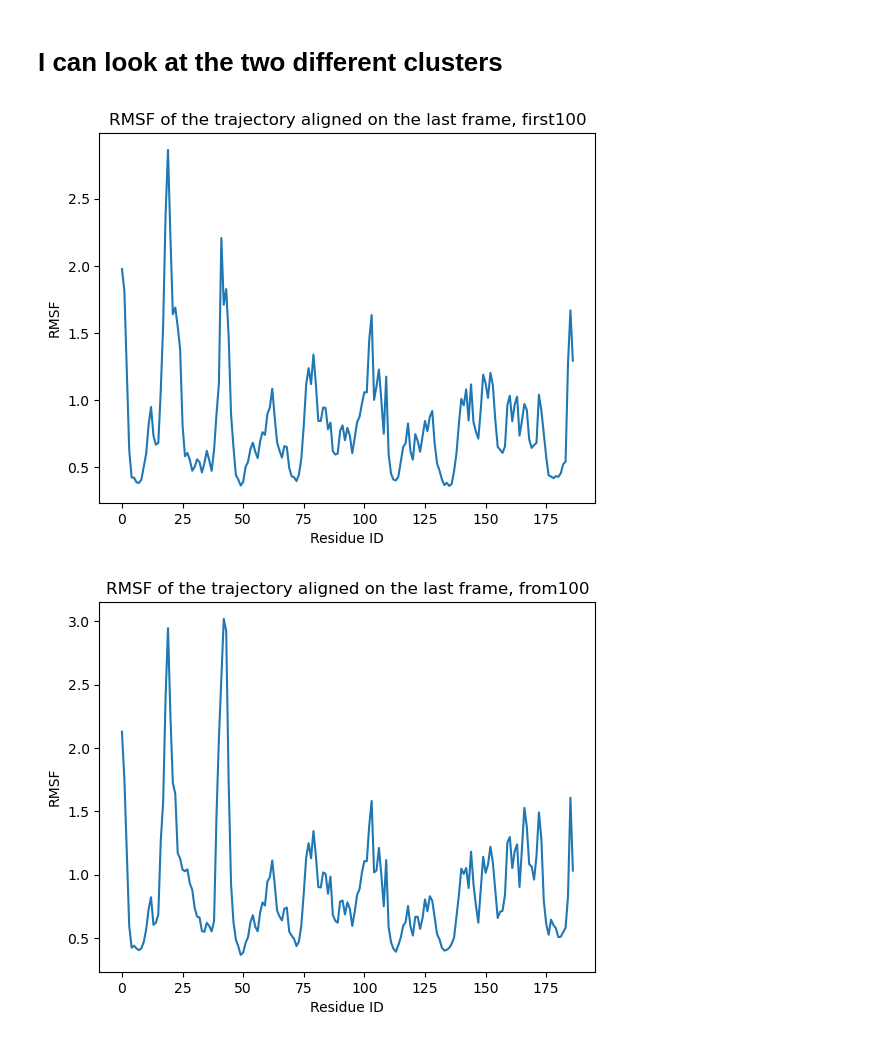
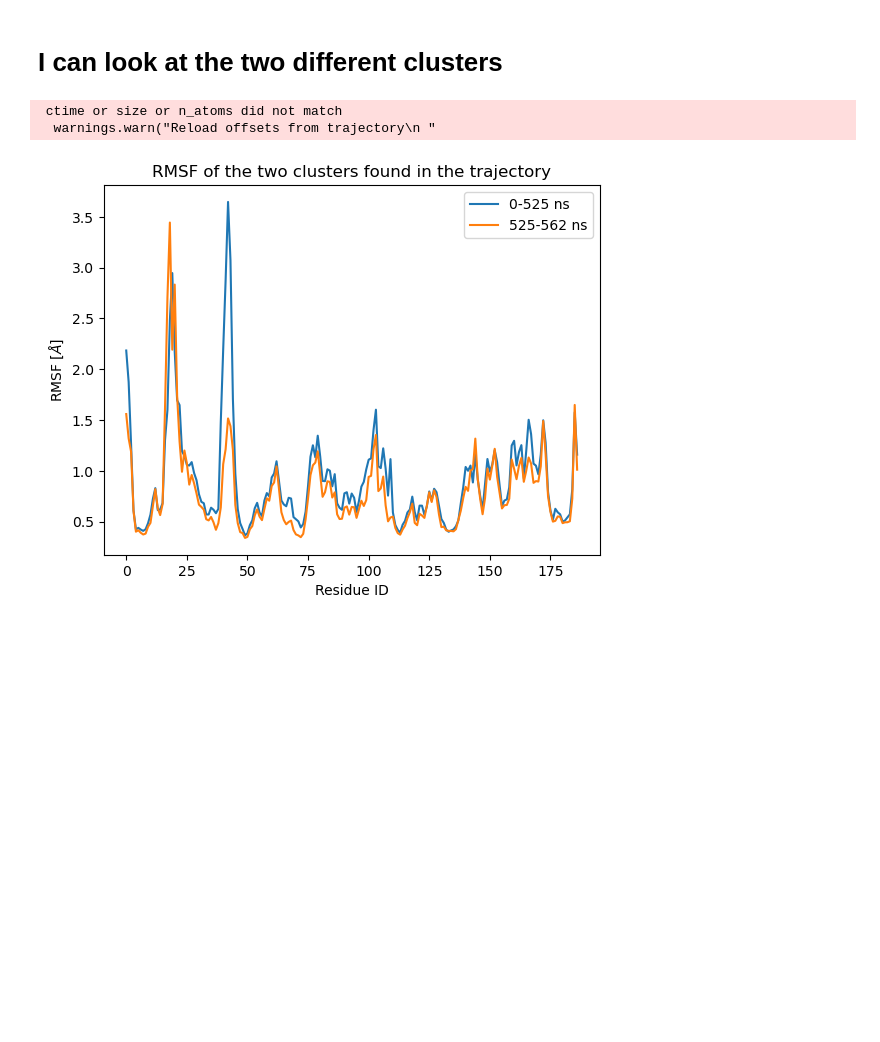
Before and after one commit to gac-uni/cbp_final2, a Jupyter notebook: notebooks/mtx/clustering.ipynb, the cells around one changed output. Cells and saved outputs as stored; diff of their text form; code cells hidden in the pictures; blank space fills up the shorter version.

```diff
--- a/notebooks/mtx/clustering.ipynb
+++ b/notebooks/mtx/clustering.ipynb
@@ -191,30 +206,42 @@ scatter = plt.scatter(rmsd[:, 0], rmsd[:, 1], c=labels)
 # %%
 first100_file = "/home/giacomo/comp_bio/cbp_final/data_3eig/02_processed/02_npt/traj_first100ns.xtc"
 from100_file = "/home/giacomo/comp_bio/cbp_final/data_3eig/02_processed/02_npt/traj_from100ns.xtc"
+last_file = "/home/giacomo/comp_bio/cbp_final/data_3eig/02_processed/02_npt/traj_lastns.xtc"
 first100_traj = mda.Universe(config_file, first100_file) # taking the full traj
 from100_traj = mda.Universe(config_file, from100_file) # taking the full traj
+last_traj = mda.Universe(config_file, last_file) # taking the full traj
+# %% [output]
+ ctime or size or n_atoms did not match
+  warnings.warn("Reload offsets from trajectory\n "
 # %%
 RF_first = RMSF(first100_traj.select_atoms(sel)).run()
 RF_from = RMSF(from100_traj.select_atoms(sel)).run()
+RF_last = RMSF(last_traj.select_atoms(sel)).run()
 
 
-plt.title('RMSF of the trajectory aligned on the last frame, first100')
-plt.plot(RF_first.results.rmsf)
-plt.xlabel('Residue ID')
-plt.ylabel('RMSF')
-plt.show()
-plt.title('RMSF of the trajectory aligned on the last frame, from100')
-plt.plot(RF_from.results.rmsf)
-plt.xlabel('Residue ID')
-plt.ylabel('RMSF')
-plt.show()
-plt.title('RMSF of the trajectory aligned on the last frame, first100 and from100 superimposed')
-plt.plot(RF_first.results.rmsf, label = "first")
-plt.plot(RF_from.results.rmsf, label = "from")
+# plt.title('RMSF of the trajectory aligned on the last frame, first100')
+# plt.plot(RF_first.results.rmsf)
+# plt.xlabel('Residue ID')
+# plt.ylabel('RMSF')
+# plt.show()
+# plt.title('RMSF of the trajectory aligned on the last frame, from100')
+# plt.plot(RF_from.results.rmsf)
+# plt.xlabel('Residue ID')
+# plt.ylabel('RMSF')
+# plt.show()
+# plt.title('RMSF of the trajectory aligned on the last frame, last')
+# plt.plot(RF_last.results.rmsf)
+# plt.xlabel('Residue ID')
+# plt.ylabel('RMSF')
+# plt.show()
+
+plt.title('RMSF of the two clusters found in the trajectory')
+# plt.plot(RF_first.results.rmsf, label = "first")
+plt.plot(RF_from.results.rmsf, label = "0-525 ns")
+plt.plot(RF_last.results.rmsf, label = "525-562 ns")
 plt.legend()
 plt.xlabel('Residue ID')
-plt.ylabel('RMSF')
+plt.ylabel(r'RMSF $[\AA]$')
 plt.show()
 # %% [output]
-[figure, old version]
+[figure, new version]
-[figure, removed]
```
Also changed, not shown: parts of 7 cells of this notebook, 7 other files.
